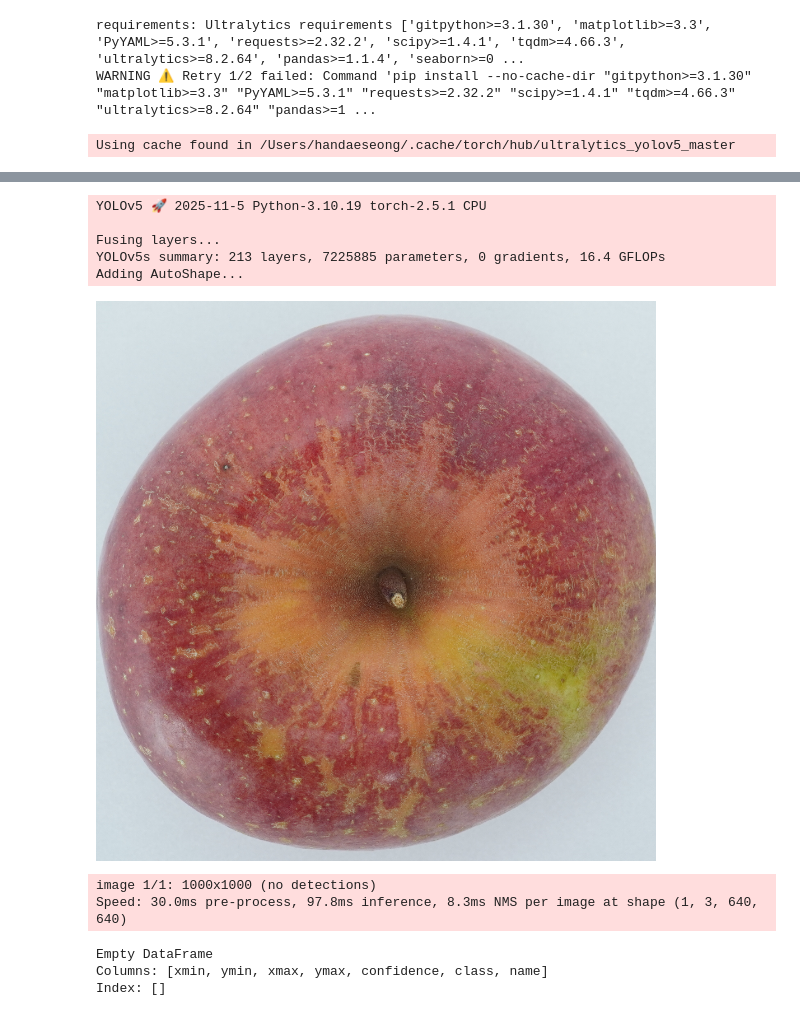
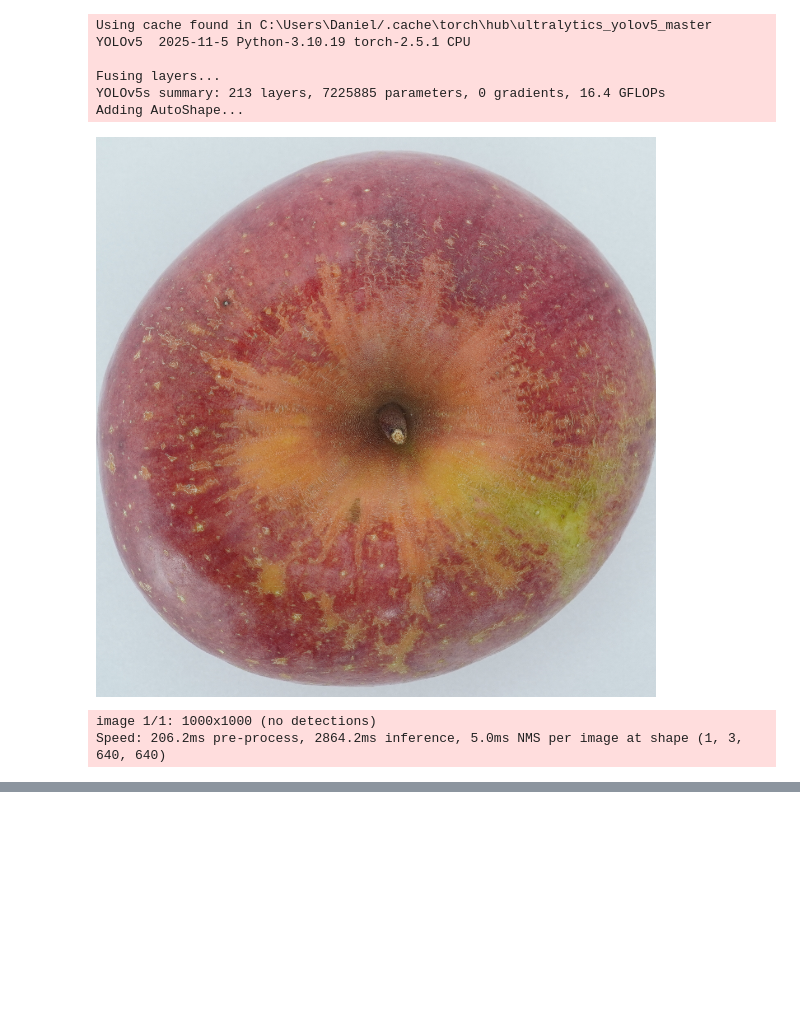
Before and after one commit to daniel-dataflow/data-engineering-bootcamp, a Jupyter notebook: z-mini_project/fruits/test.ipynb, the cells around one changed output, grey strips where cells are left out. Cells and saved outputs as stored; diff of their text form; code cells hidden in the pictures; blank space fills up the shorter version.

```diff
--- a/z-mini_project/fruits/test.ipynb
+++ b/z-mini_project/fruits/test.ipynb
@@ -1,34 +1,40 @@
 # %%
 import torch
 import os
 import cv2 # OpenCV 라이브러리
 
 # 1. 모델 로드
 # PyTorch Hub를 사용해 'ultralytics/yolov5' 저장소에서
 # 'yolov5s' (small) 모델을 불러옵니다.
 # (인터넷이 연결되어 있어야 최초 1회 다운로드합니다)
 model = torch.hub.load('ultralytics/yolov5', 'yolov5s', pretrained=True)
 
 # 2. 이미지 경로 설정
 # test.ipynb 파일은 'fruits' 폴더 안에 있습니다.
 # 'data' 폴더도 'fruits' 폴더 안에 있으므로, 경로는 'data/이미지파일.jpg'가 됩니다.
-img_path = 'data/apple_fuji_M_1-1_1TOP.png'  # <--- 이 부분을 실제 이미지 파일명으로 변경하세요.
+img_path = 'data/image/apple_fuji_M_1-1_1TOP.png'  # <--- 이 부분을 실제 이미지 파일명으로 변경하세요.
 
 # 3. 모델 추론 실행
 results = model(img_path)
 
 # 4. 결과 시각화 (Jupyter Notebook에서 바로 보기)
 # 탐지된 객체에 바운딩 박스가 그려진 이미지를 보여줍니다.
 results.show()
 
 # 5. (선택) 결과 정보 출력
 # 터미널(print) 스타일로 탐지된 객체 정보를 출력합니다.
 results.print()
 
 # 6. (선택) 결과 데이터를 Pandas 데이터프레임으로 받기
 # 바운딩 박스 좌표(xyxy), 신뢰도(confidence), 클래스 ID, 이름(name) 등을 볼 수 있습니다.
 print(results.pandas().xyxy[0])
 # %% [output]
-requirements: Ultralytics requirements ['gitpython>=3.1.30', 'matplotlib>=3.3', 'PyYAML>=5.3.1', 'requests>=2.32.2', 'scipy>=1.4.1', 'tqdm>=4.66.3', 'ultralytics>=8.2.64', 'pandas>=1.1.4', 'seaborn>=0 ...
-WARNING ⚠️ Retry 1/2 failed: Command 'pip install --no-cache-dir "gitpython>=3.1.30" "matplotlib>=3.3" "PyYAML>=5.3.1" "requests>=2.32.2" "scipy>=1.4.1" "tqdm>=4.66.3" "ultralytics>=8.2.64" "pandas>=1 ...
+Using cache found in C:\Users\Daniel/.cache\torch\hub\ultralytics_yolov5_master
+YOLOv5  2025-11-5 Python-3.10.19 torch-2.5.1 CPU
+
+Fusing layers...
+YOLOv5s summary: 213 layers, 7225885 parameters, 0 gradients, 16.4 GFLOPs
+Adding AutoShape...
+[figure]
-Using cache found in /Users/handaeseong/.cache/torch/hub/ultralytics_yolov5_master
+image 1/1: 1000x1000 (no detections)
+Speed: 206.2ms pre-process, 2864.2ms inference, 5.0ms NMS per image at shape (1, 3, 640, 640)
@@ -37,11 +43,0 @@ WARNING ⚠️ requirements: ❌ Command 'pip install --no-cache-dir "gitpython>
-YOLOv5 🚀 2025-11-5 Python-3.10.19 torch-2.5.1 CPU
-
-Fusing layers...
-YOLOv5s summary: 213 layers, 7225885 parameters, 0 gradients, 16.4 GFLOPs
-Adding AutoShape...
-[figure]
-image 1/1: 1000x1000 (no detections)
-Speed: 30.0ms pre-process, 97.8ms inference, 8.3ms NMS per image at shape (1, 3, 640, 640)
-Empty DataFrame
-Columns: [xmin, ymin, xmax, ymax, confidence, class, name]
-Index: []
```
Also changed, not shown: parts of 1 cell of this notebook, 3 other files.
